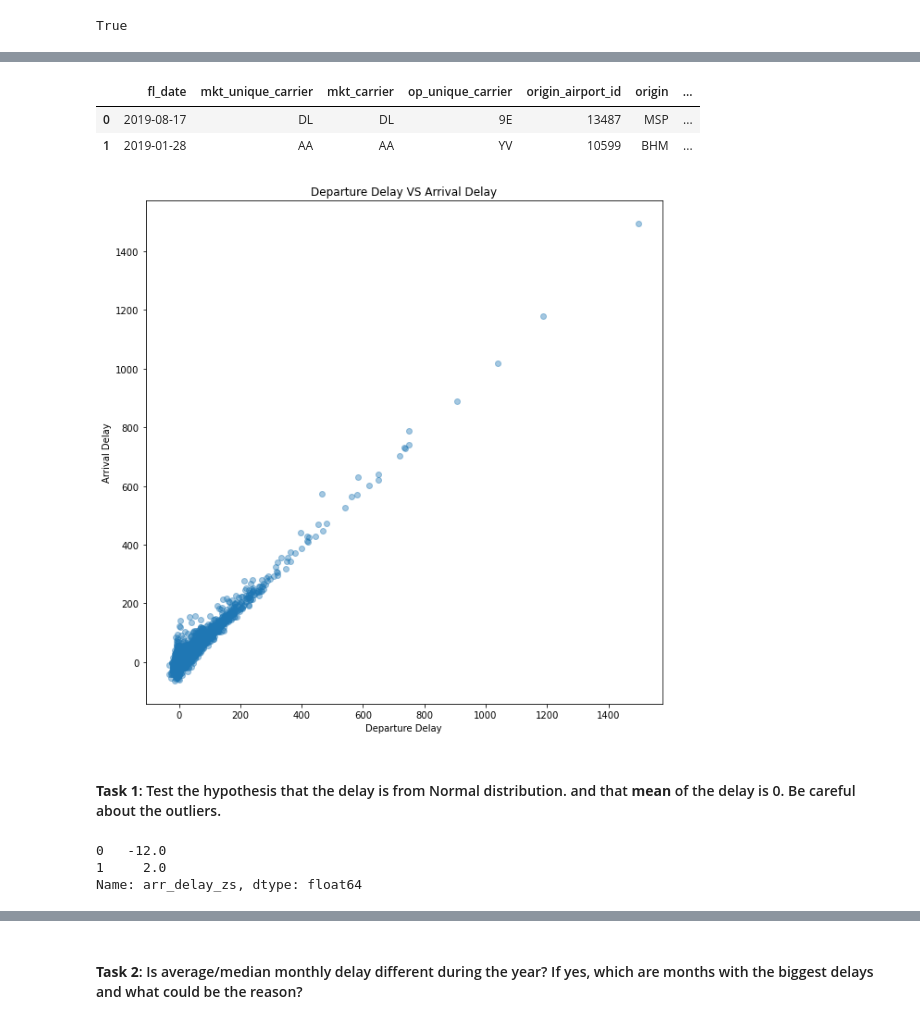
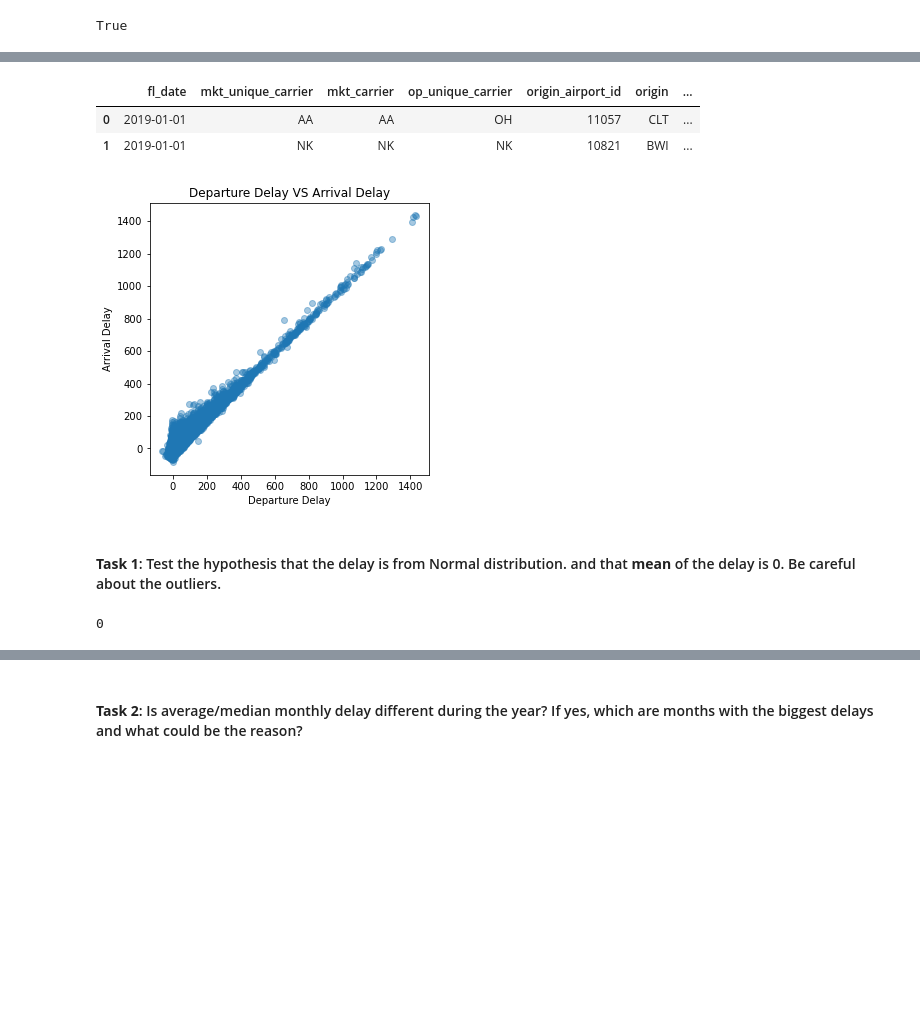
Before and after one commit to elslb/airline_delay_project, a Jupyter notebook: exploratory_analysis.ipynb, the cells around one changed output, grey strips where cells are left out. Drawn from its saved outputs; the diff is of its cells as text; code cells hidden in the pictures; blank space fills up the shorter version.

```diff
--- a/exploratory_analysis.ipynb
+++ b/exploratory_analysis.ipynb
@@ -18,7 +18,7 @@ from statsmodels.stats import weightstats as stests
 # setting the option to allow for full viewing of columns in DFs
 pd.set_option("max_columns", None)
 # %%
-df = pd.read_csv("data/airline_sample_10k.csv")
+df = pd.read_csv("data/airline_sample_150k.csv")
 # %%
 df.head(2)
 # %% [output]
@@ -67,19 +67,19 @@ df = df.drop(axis = 1, labels = ['branded_code_share', 'mkt_carrier_fl_num', 'ta
 df.head(2)
 # %% [output]
 |  | fl_date | mkt_unique_carrier | mkt_carrier | op_unique_carrier | origin_airport_id | origin | ... |
-| 0 | 2019-08-17 | DL | DL | 9E | 13487 | MSP | ... |
-| 1 | 2019-01-28 | AA | AA | YV | 10599 | BHM | ... |
+| 0 | 2019-01-01 | AA | AA | OH | 11057 | CLT | ... |
+| 1 | 2019-01-01 | NK | NK | NK | 10821 | BWI | ... |
 # %%
-plt.figure(figsize=(10,10))
+plt.figure(figsize=(5,5))
 plt.scatter(df['dep_delay'], df['arr_delay'], alpha = 0.4)
 plt.title('Departure Delay VS Arrival Delay')
 plt.xlabel('Departure Delay')
 plt.ylabel('Arrival Delay')
 
 plt.show()
 # this shows a strong correlation between dep_delay and arr_delay as expected
 # %% [output]
-[figure, old version]
+[figure, new version]
 # %% [markdown]
 #### **Task 1**: Test the hypothesis that the delay is from Normal distribution. and that **mean** of the delay is 0. Be careful about the outliers.
 # %%
@@ -94,6 +88,0 @@ df['arr_delay_zs'] = df['arr_delay'][arr_delay_zs3]
-# %%
-df['arr_delay_zs'].head(2)
-# %% [output]
-0   -12.0
-1     2.0
-Name: arr_delay_zs, dtype: float64
@@ -100,3 +99,8 @@ Name: arr_delay_zs, dtype: float64
+# %%
+#df['arr_delay_zs'].fillna(0, inplace = True)
+df["arr_delay_zs"].isnull().sum()
+# %% [output]
+0
 # %%
 df["arr_delay_zs"].describe()
 # %% [output]
```
Also changed, not shown: parts of 60 cells of this notebook.
